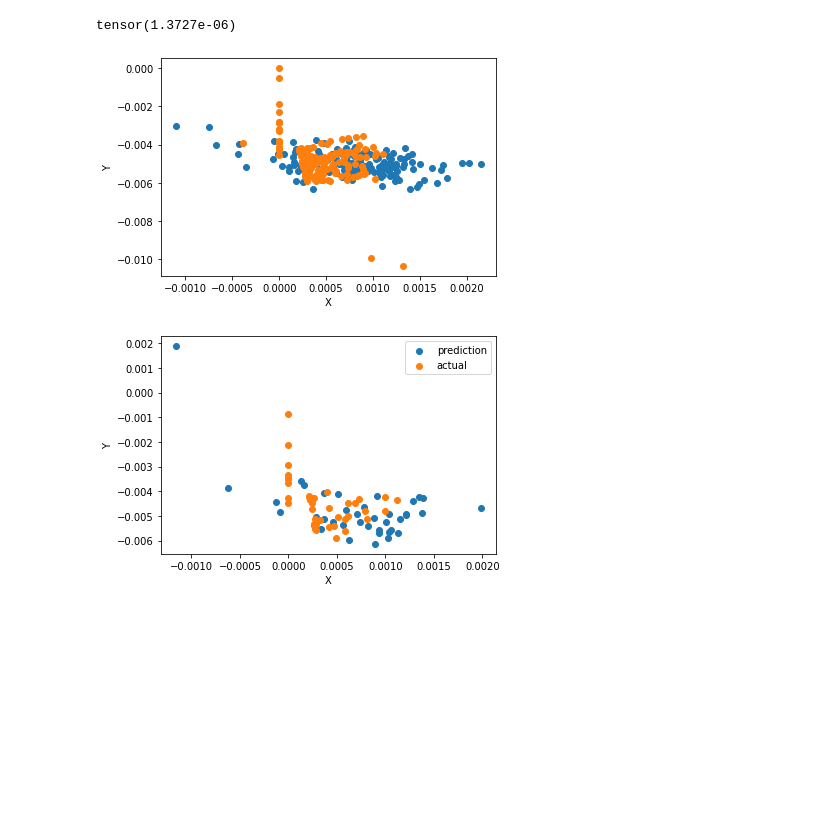
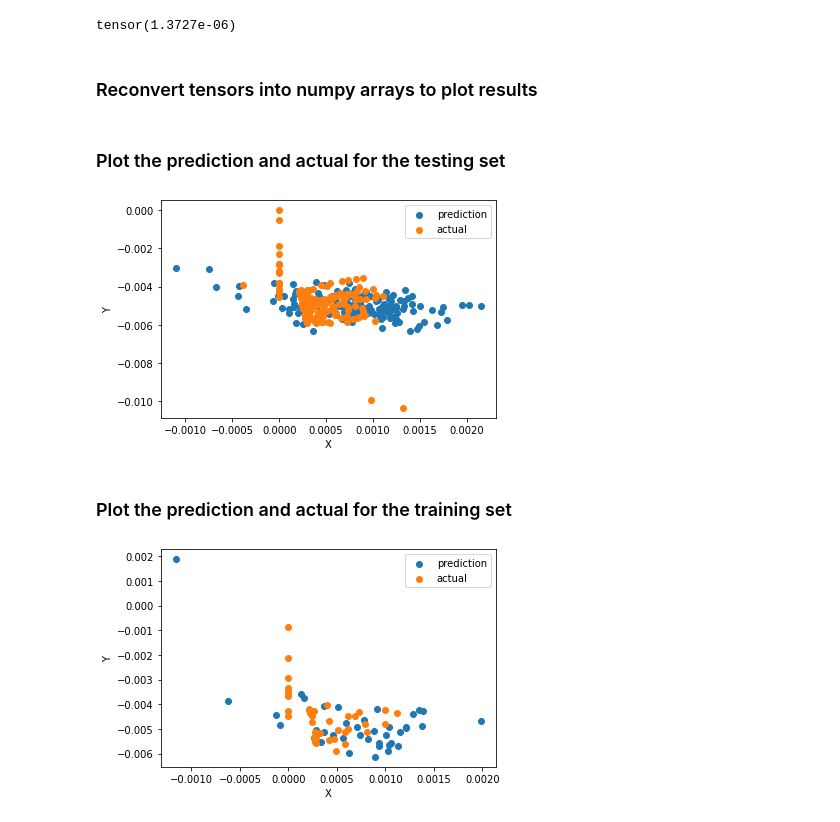
Before and after one commit to mohsafwat23/Pure-Inertial-Odometry-, a Jupyter notebook: trainNNPyTorch.ipynb, the cells around one changed output. Cells and saved outputs as stored; diff of their text form; code cells hidden in the pictures; blank space fills up the shorter version.

```diff
--- a/trainNNPyTorch.ipynb
+++ b/trainNNPyTorch.ipynb
@@ -140,6 +152,8 @@ loss = cost(predictedV,  tensor_Ytest.float().detach())
 loss
 # %% [output]
 tensor(1.3727e-06)
+# %% [markdown]
+### Reconvert tensors into numpy arrays to plot results
 # %%
 Xpred = predicted.detach().numpy()[:,0]
 Ypred = predicted.detach().numpy()[:,1]
@@ -149,15 +163,20 @@ XpredV = predictedV.detach().numpy()[:,0]
 YpredV = predictedV.detach().numpy()[:,1]
 XrealV = tensor_Ytest.float().detach().numpy()[:,0]
 YrealV = tensor_Ytest.float().detach().numpy()[:,1]
+# %% [markdown]
+### Plot the prediction and actual for the testing set
 # %%
-plt.scatter(Xpred, Ypred)
-plt.scatter(Xreal, Yreal)
+pred = plt.scatter(Xpred, Ypred)
+act = plt.scatter(Xreal, Yreal)
 #plt.plot(tensor_Xtrain.float().detach().numpy()[:100] , predicted[:100] , "red")
+plt.legend((pred, act), ('prediction', 'actual'))
 plt.xlabel("X")
 plt.ylabel("Y")
 plt.show()
 # %% [output]
-[figure, old version]
+[figure, new version]
+# %% [markdown]
+### Plot the prediction and actual for the training set
 # %%
 pred = plt.scatter(XpredV, YpredV)
 act = plt.scatter(XrealV, YrealV)
```
Also changed, not shown: parts of 10 cells of this notebook.
